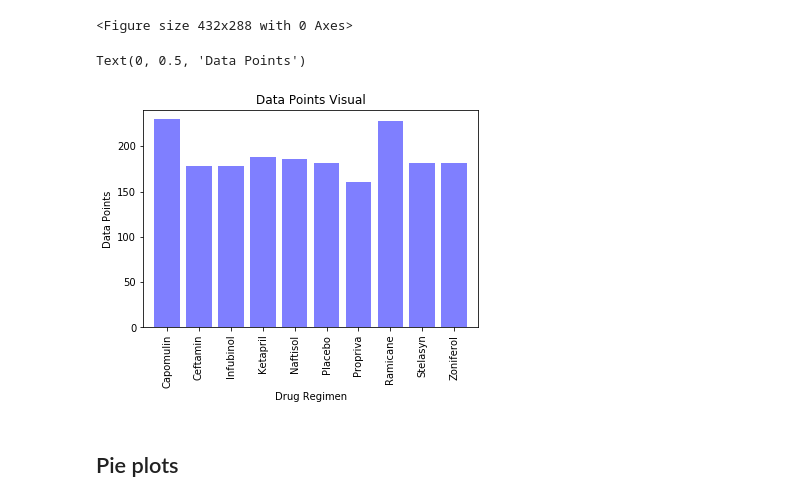
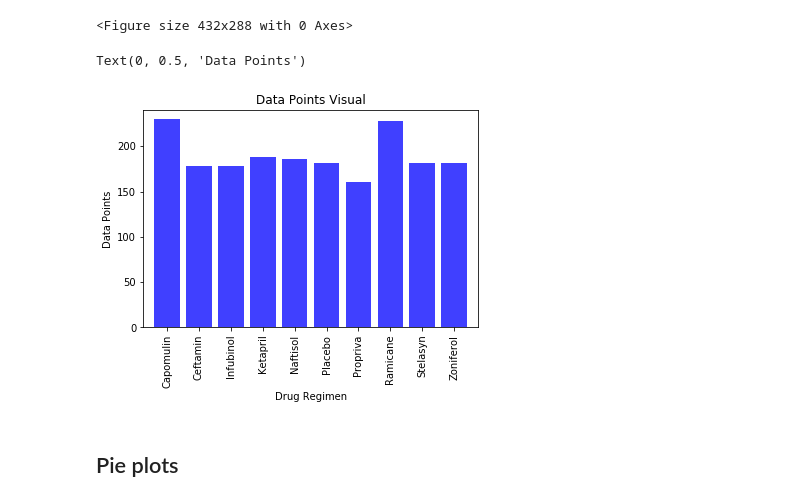
Before and after one commit to BaouleSama/Drug_Study_Analysis, a Jupyter notebook: Pymaceuticals/pymaceuticals_starter.ipynb, the cells around one changed output. Drawn from its saved outputs; the diff is of its cells as text; code cells hidden in the pictures.

```diff
--- a/Pymaceuticals/pymaceuticals_starter.ipynb
+++ b/Pymaceuticals/pymaceuticals_starter.ipynb
@@ -137,27 +137,27 @@ plt.tight_layout()
 # %%
 # Generate a bar plot showing number of data points for each treatment regimen using pyplot
 
 #Create an arraw with the datapoints
 users = [230, 178, 178, 188, 186, 181, 161, 228, 181, 182]
 
 #Set the x_axis to be the amount of the Data Regimen
 x_axis = np.arange(len(regimen_data_points))
 
-plt.bar(x_axis, users, color='b', alpha=0.5, align='center')
+plt.bar(x_axis, users, color='b', alpha=0.75, align='center')
 
 tick_locations = [value for value in x_axis]
 plt.xticks(tick_locations, ['Capomulin', 'Ceftamin', 'Infubinol', 'Ketapril', 'Naftisol', 'Placebo', 'Propriva', 'Ramicane', 'Stelasyn', 'Zoniferol'],  rotation='vertical')
 
 plt.xlim(-0.75, len(x_axis)-0.25)
 
 plt.ylim(0, max(users)+10)
 
 plt.title("Data Points Visual")
 plt.xlabel("Drug Regimen")
 plt.ylabel("Data Points")
 # %% [output]
 Text(0, 0.5, 'Data Points')
-[figure, old version]
+[figure, new version]
 # %% [markdown]
 ## Pie plots
 # %%
```
Also changed, not shown: parts of 2 cells of this notebook.
